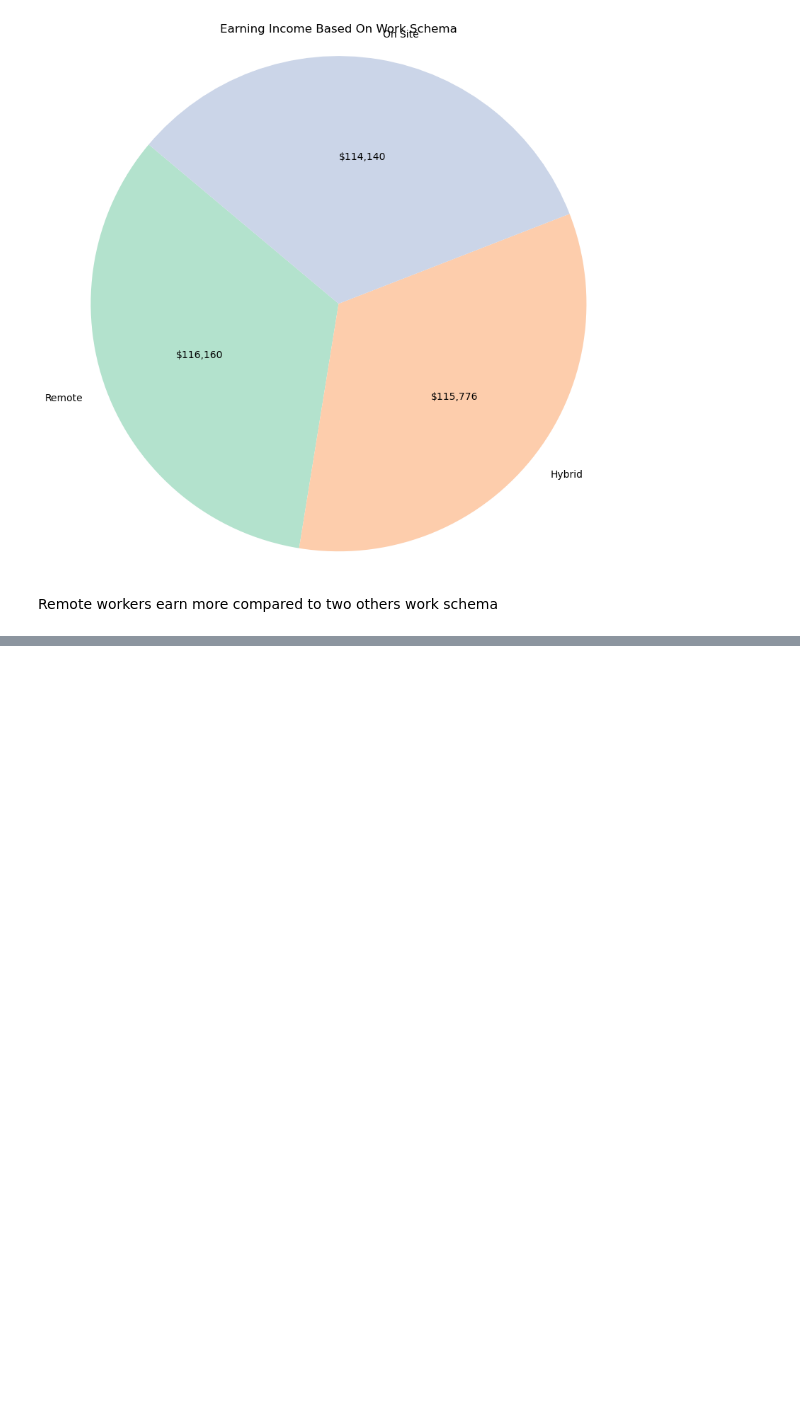
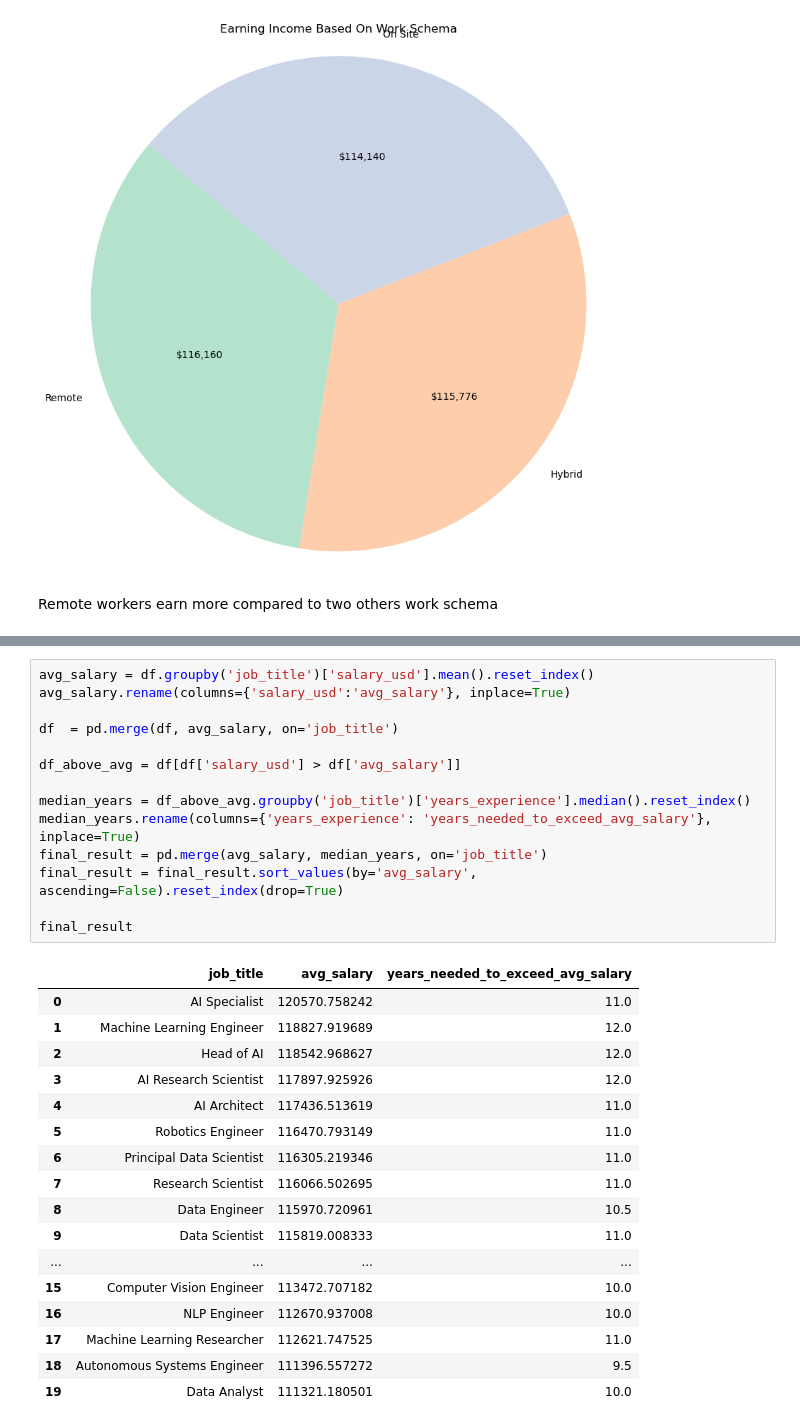
Before and after one commit to Dini15/global_ai_job_market, a Jupyter notebook: ai_market.ipynb, the cells around one changed output, grey strips where cells are left out. Drawn from its saved outputs; the diff is of its cells as text; blank space fills up the shorter version.

```diff
--- a/ai_market.ipynb
+++ b/ai_market.ipynb
@@ -355,0 +499,32 @@ array(['China', 'Ireland', 'South Korea', 'India', 'Singapore', 'Germany',
+# %%
+avg_salary = df.groupby('job_title')['salary_usd'].mean().reset_index()
+avg_salary.rename(columns={'salary_usd':'avg_salary'}, inplace=True)
+
+df  = pd.merge(df, avg_salary, on='job_title')
+
+df_above_avg = df[df['salary_usd'] > df['avg_salary']]
+
+median_years = df_above_avg.groupby('job_title')['years_experience'].median().reset_index()
+median_years.rename(columns={'years_experience': 'years_needed_to_exceed_avg_salary'}, inplace=True)
+final_result = pd.merge(avg_salary, median_years, on='job_title')
+final_result = final_result.sort_values(by='avg_salary', ascending=False).reset_index(drop=True)
+
+final_result
+# %% [output]
+|  | job_title | avg_salary | years_needed_to_exceed_avg_salary |
+| 0 | AI Specialist | 120570.758242 | 11.0 |
+| 1 | Machine Learning Engineer | 118827.919689 | 12.0 |
+| 2 | Head of AI | 118542.968627 | 12.0 |
+| 3 | AI Research Scientist | 117897.925926 | 12.0 |
+| 4 | AI Architect | 117436.513619 | 11.0 |
+| 5 | Robotics Engineer | 116470.793149 | 11.0 |
+| 6 | Principal Data Scientist | 116305.219346 | 11.0 |
+| 7 | Research Scientist | 116066.502695 | 11.0 |
+| 8 | Data Engineer | 115970.720961 | 10.5 |
+| 9 | Data Scientist | 115819.008333 | 11.0 |
+| ... | ... | ... | ... |
+| 15 | Computer Vision Engineer | 113472.707182 | 10.0 |
+| 16 | NLP Engineer | 112670.937008 | 10.0 |
+| 17 | Machine Learning Researcher | 112621.747525 | 11.0 |
+| 18 | Autonomous Systems Engineer | 111396.557272 | 9.5 |
+| 19 | Data Analyst | 111321.180501 | 10.0 |
```
Also changed, not shown: parts of 22 cells of this notebook.
